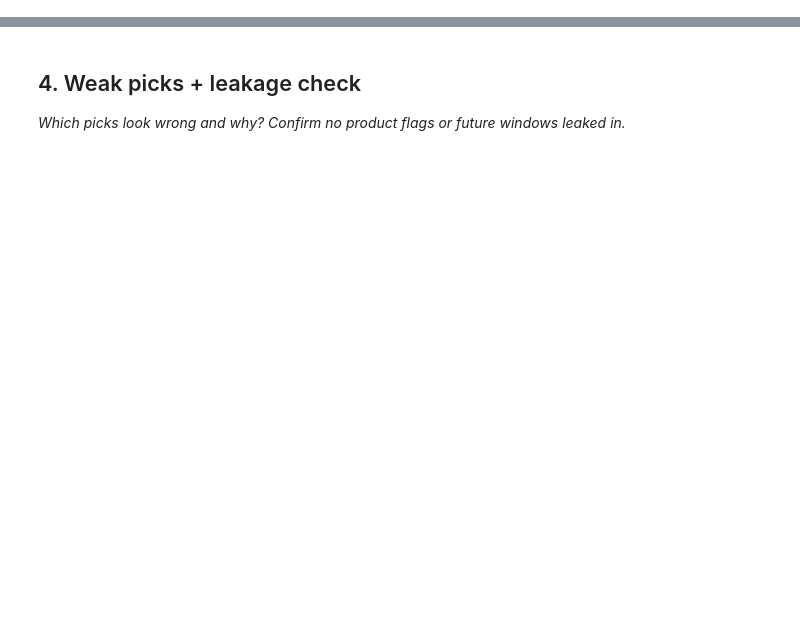
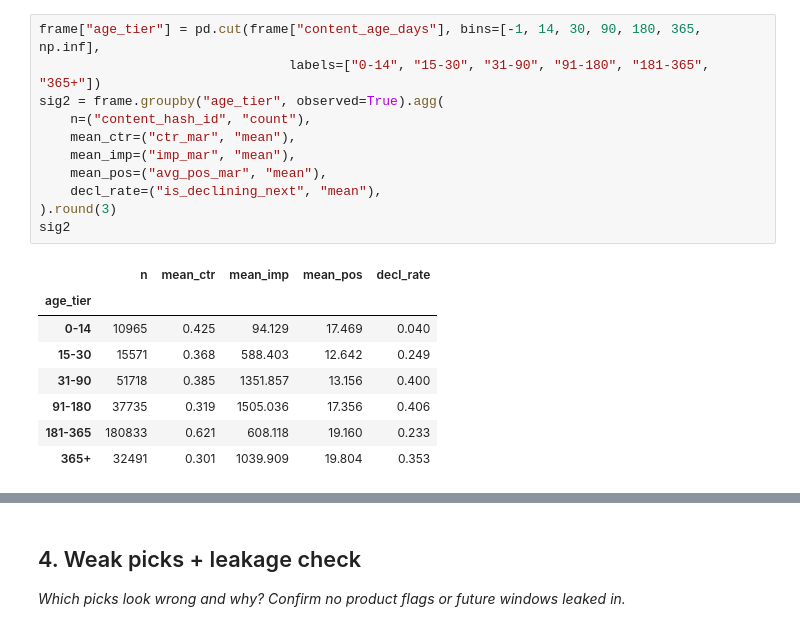
Before and after one commit to Akash0-0/InternShip_Task01, a Jupyter notebook: work/notebooks/w04_baseline_score.ipynb, the cells around one changed output, grey strips where cells are left out. Drawn from its saved outputs; the diff is of its cells as text; blank space fills up the shorter version.

```diff
--- a/work/notebooks/w04_baseline_score.ipynb
+++ b/work/notebooks/w04_baseline_score.ipynb
@@ -20,0 +130,20 @@ This skeleton is yours to fill. Work the sections **in order** — each one has
+# %%
+frame["age_tier"] = pd.cut(frame["content_age_days"], bins=[-1, 14, 30, 90, 180, 365, np.inf],
+                                labels=["0-14", "15-30", "31-90", "91-180", "181-365", "365+"])
+sig2 = frame.groupby("age_tier", observed=True).agg(
+    n=("content_hash_id", "count"),
+    mean_ctr=("ctr_mar", "mean"),
+    mean_imp=("imp_mar", "mean"),
+    mean_pos=("avg_pos_mar", "mean"),
+    decl_rate=("is_declining_next", "mean"),
+).round(3)
+sig2
+# %% [output]
+|  | n | mean_ctr | mean_imp | mean_pos | decl_rate |
+| age_tier |  |  |  |  |  |
+| 0-14 | 10965 | 0.425 | 94.129 | 17.469 | 0.040 |
+| 15-30 | 15571 | 0.368 | 588.403 | 12.642 | 0.249 |
+| 31-90 | 51718 | 0.385 | 1351.857 | 13.156 | 0.400 |
+| 91-180 | 37735 | 0.319 | 1505.036 | 17.356 | 0.406 |
+| 181-365 | 180833 | 0.621 | 608.118 | 19.160 | 0.233 |
+| 365+ | 32491 | 0.301 | 1039.909 | 19.804 | 0.353 |
```
Also changed, not shown: parts of 20 cells of this notebook, 1 other file.
